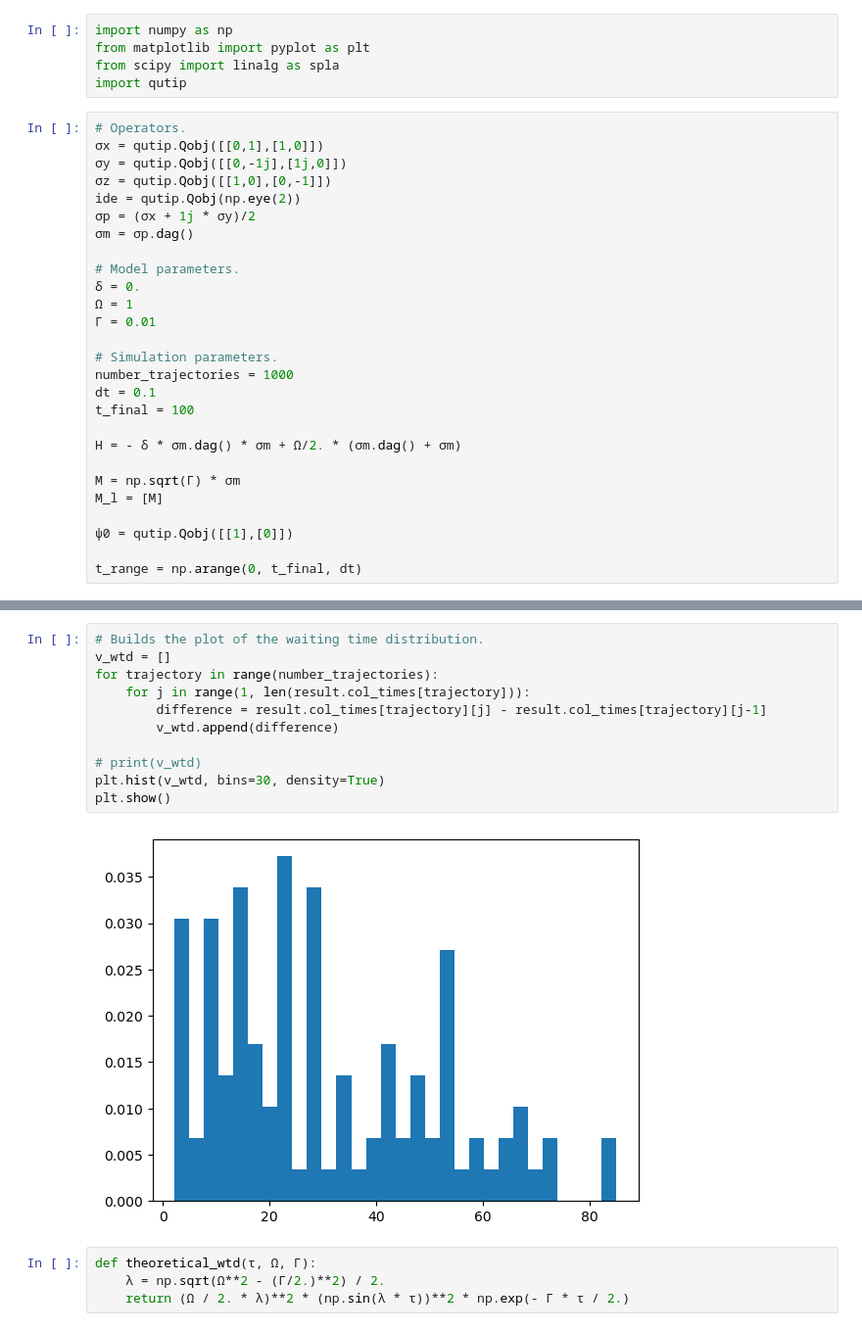
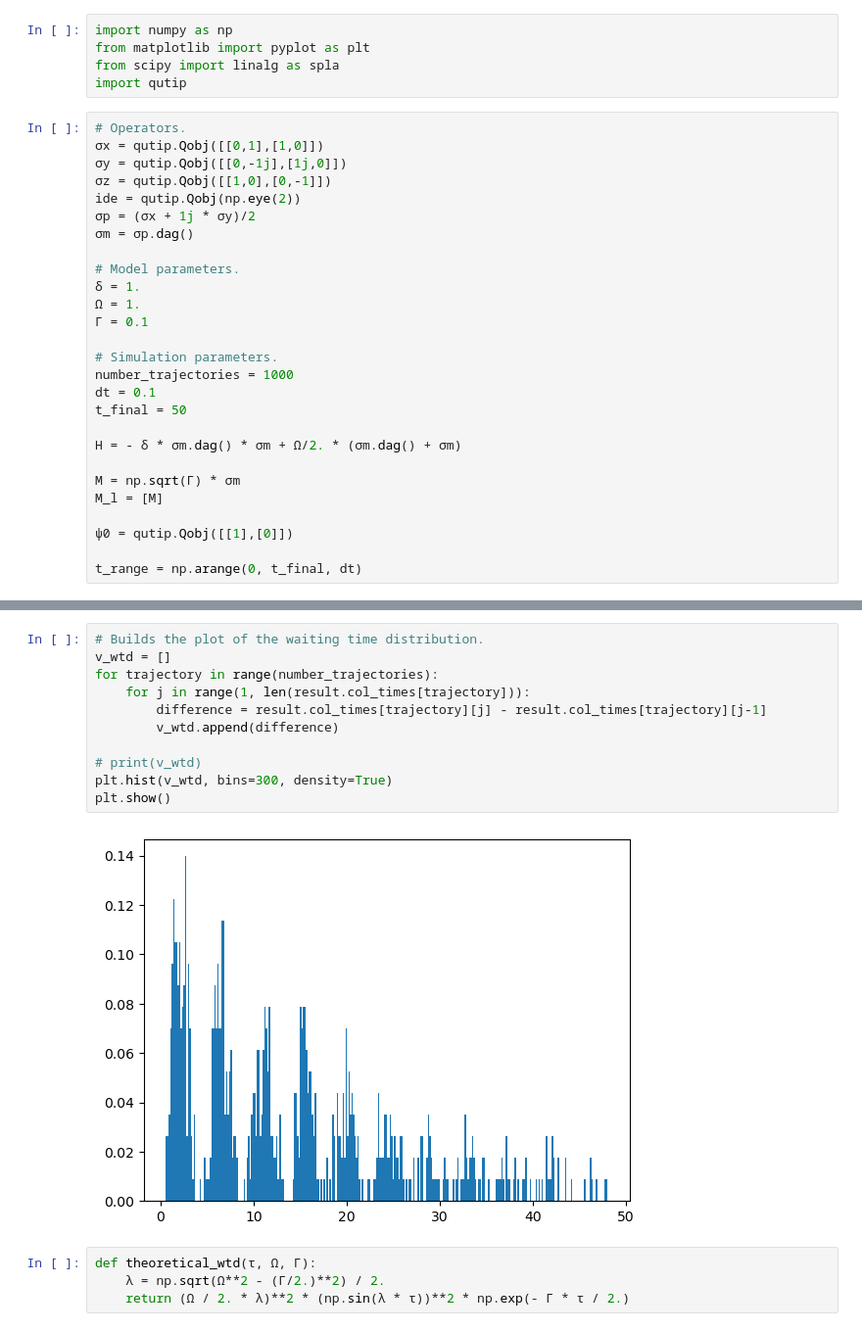
Before and after one commit to marcoradaelli/GillespieQuantumJumps, a Jupyter notebook: Benchmarking_code/QuTip_SingleQubit.ipynb, the cells around one changed output, grey strips where cells are left out. Shown at 98% size. Drawn from its saved outputs; the diff is of its cells as text.

```diff
--- a/Benchmarking_code/QuTip_SingleQubit.ipynb
+++ b/Benchmarking_code/QuTip_SingleQubit.ipynb
@@ -13,14 +13,14 @@ ide = qutip.Qobj(np.eye(2))
 σm = σp.dag()
 
 # Model parameters.
-δ = 0.
-Ω = 1
-Γ = 0.01
+δ = 1.
+Ω = 1.
+Γ = 0.1
 
 # Simulation parameters.
 number_trajectories = 1000
 dt = 0.1
-t_final = 100
+t_final = 50
 
 H = - δ * σm.dag() * σm + Ω/2. * (σm.dag() + σm)
 
@@ -51,16 +51,16 @@ print(result.col_times[3])
 # %%
 # Builds the plot of the waiting time distribution.
 v_wtd = []
 for trajectory in range(number_trajectories):
     for j in range(1, len(result.col_times[trajectory])):
         difference = result.col_times[trajectory][j] - result.col_times[trajectory][j-1]
         v_wtd.append(difference)
 
 # print(v_wtd)
-plt.hist(v_wtd, bins=30, density=True)
+plt.hist(v_wtd, bins=300, density=True)
 plt.show()
 # %% [output]
-[figure, old version]
+[figure, new version]
 # %%
 def theoretical_wtd(τ, Ω, Γ):
     λ = np.sqrt(Ω**2 - (Γ/2.)**2) / 2.
```
Also changed, not shown: parts of 3 cells of this notebook, 3 other files.
